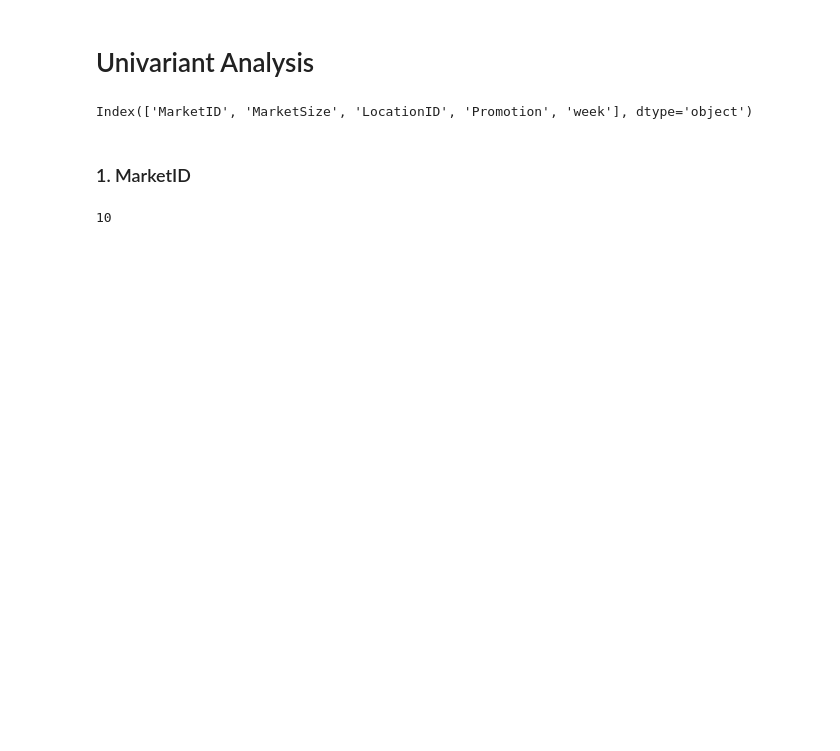
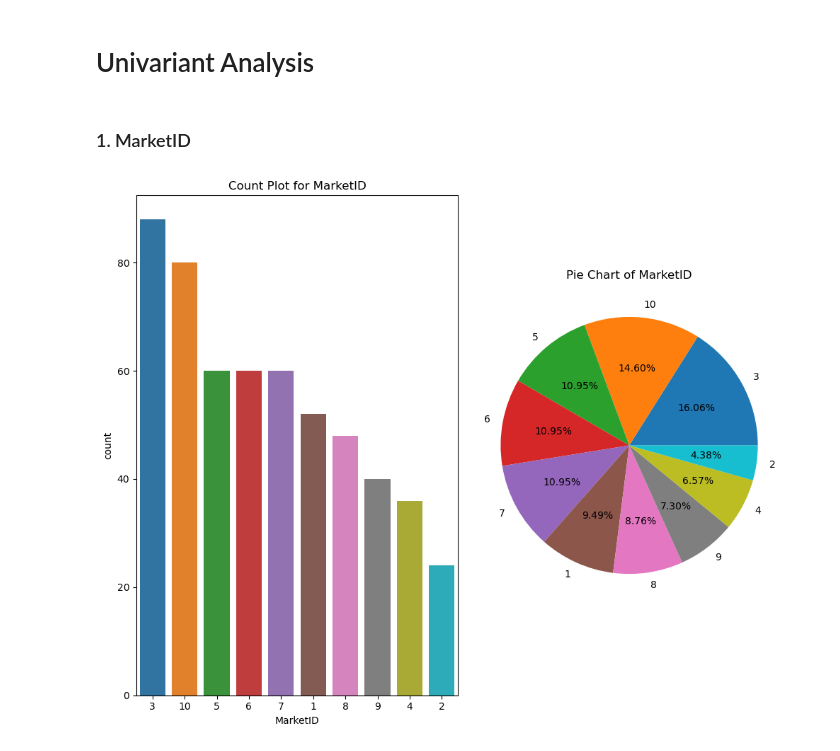
Before and after one commit to Singhal-Piyush/AB_Testing_Fast_Food_Chain, a Jupyter notebook: Fast_Food_Marketing_Campaign_AB_Testing.ipynb, the cells around one changed output. Saved outputs shown, nothing was run; the diff lists cells and outputs as text; code cells hidden in the pictures; blank space fills up the shorter version.

```diff
--- a/Fast_Food_Marketing_Campaign_AB_Testing.ipynb
+++ b/Fast_Food_Marketing_Campaign_AB_Testing.ipynb
@@ -87,12 +136,27 @@ print(dataset_num.head())
 # %% [markdown]
 # Univariant Analysis
-# %%
-dataset_cat.columns
-# %% [output]
-Index(['MarketID', 'MarketSize', 'LocationID', 'Promotion', 'week'], dtype='object')
 # %% [markdown]
 ### 1. MarketID
-# %%
-dataset_cat["MarketID"].nunique()
-# %% [output]
-10
+# %%
+variable = "MarketID"
+
+plt.figure(figsize = (10,8))
+
+# Histogram plot
+plt.subplot(1,2,1)
+# sns.countplot(x=variable,data=dataset_cat,order = dataset_cat[variable].value_counts().index)
+sns.countplot(x = dataset_cat[variable],data = dataset_cat,order = dataset_cat[variable].value_counts().index)
+plt.title(f"Count Plot for {variable}")
+
+# Pie Chart
+plt.subplot(1,2,2)
+counts = dataset_cat[variable].value_counts()/4
+plt.pie(counts,labels = counts.index ,autopct='%0.2f%%')
+plt.title(f"Pie Chart of {variable}")
+
+# Adjust layout
+plt.tight_layout()
+# Show plot
+plt.show()
+# %% [output]
+[figure, added]
```
Also changed, not shown: parts of 20 cells of this notebook.
